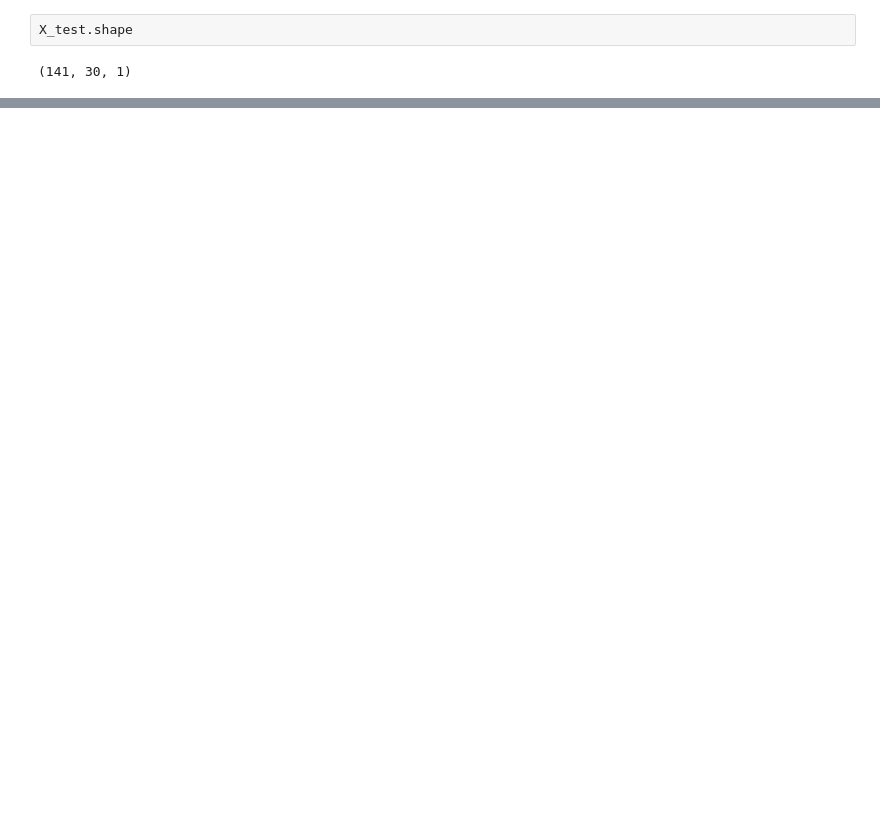
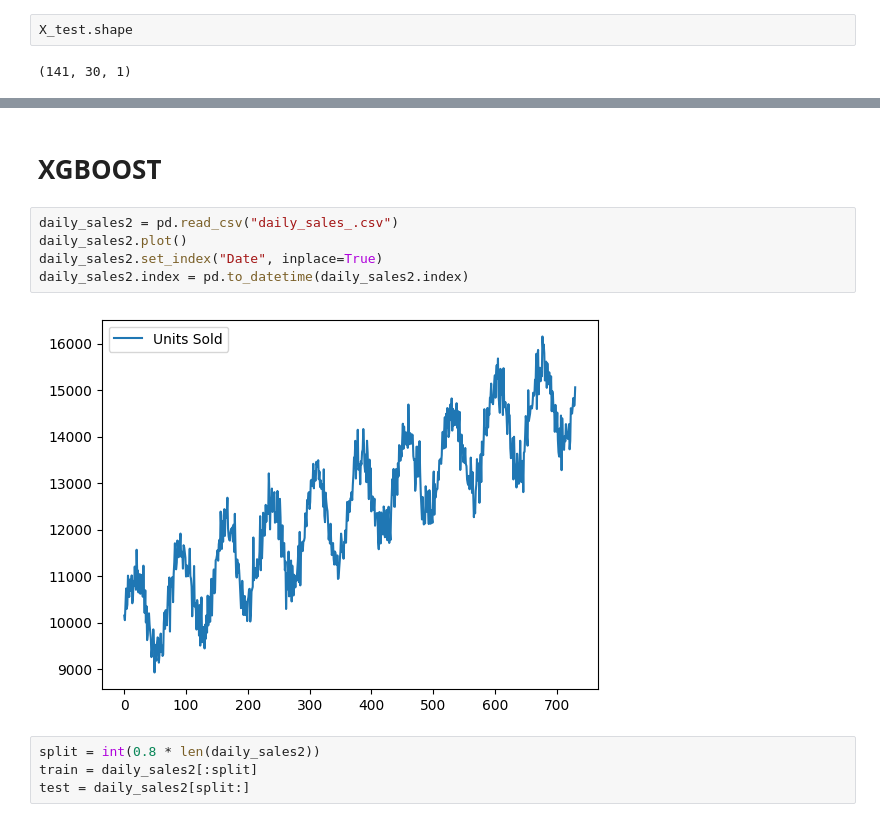
Before and after one commit to AliElOu/predictions-models--inventory-management, a Jupyter notebook: sales_forcasting.ipynb, the cells around one changed output, grey strips where cells are left out. Cells and saved outputs as stored; diff of their text form; blank space fills up the shorter version.

Commit message:
Trying ARIMA + XGBOOST

```diff
--- a/sales_forcasting.ipynb
+++ b/sales_forcasting.ipynb
@@ -129,0 +136,13 @@ MAE (LSTM) : 291.24
+# %% [markdown]
+# XGBOOST
+# %%
+daily_sales2 = pd.read_csv("daily_sales_.csv")
+daily_sales2.plot()
+daily_sales2.set_index("Date", inplace=True)
+daily_sales2.index = pd.to_datetime(daily_sales2.index)
+# %% [output]
+[figure, added]
+# %%
+split = int(0.8 * len(daily_sales2))
+train = daily_sales2[:split]
+test = daily_sales2[split:]
```
Also changed, not shown: parts of 15 cells of this notebook, 1 other file.
